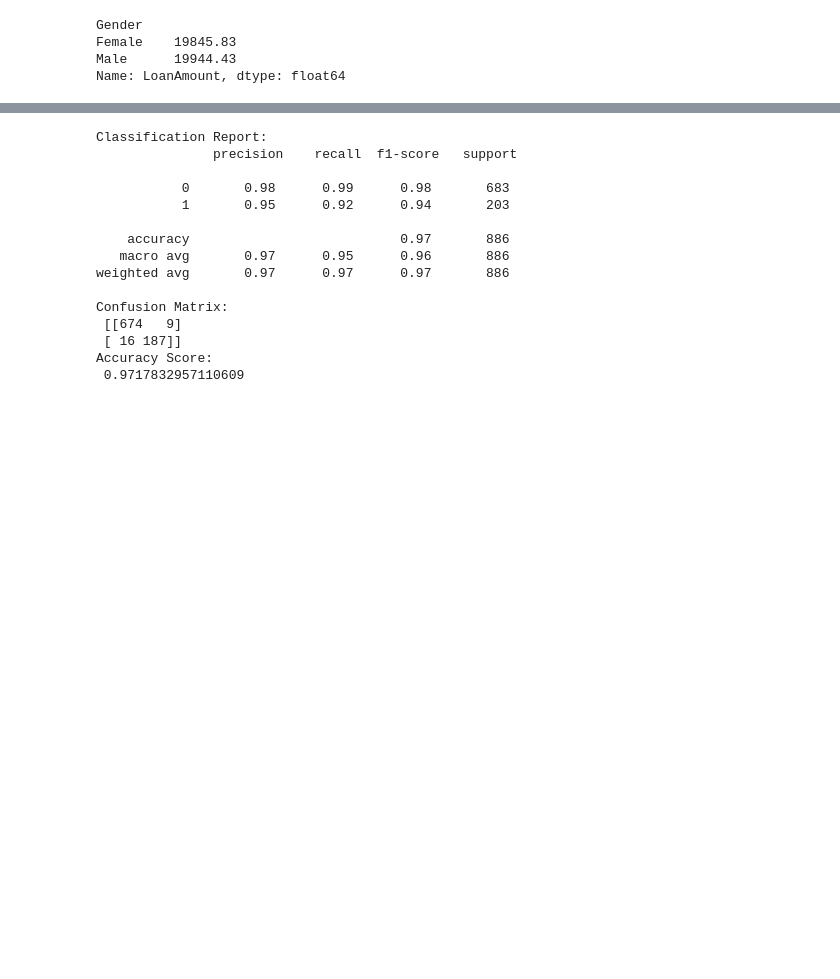
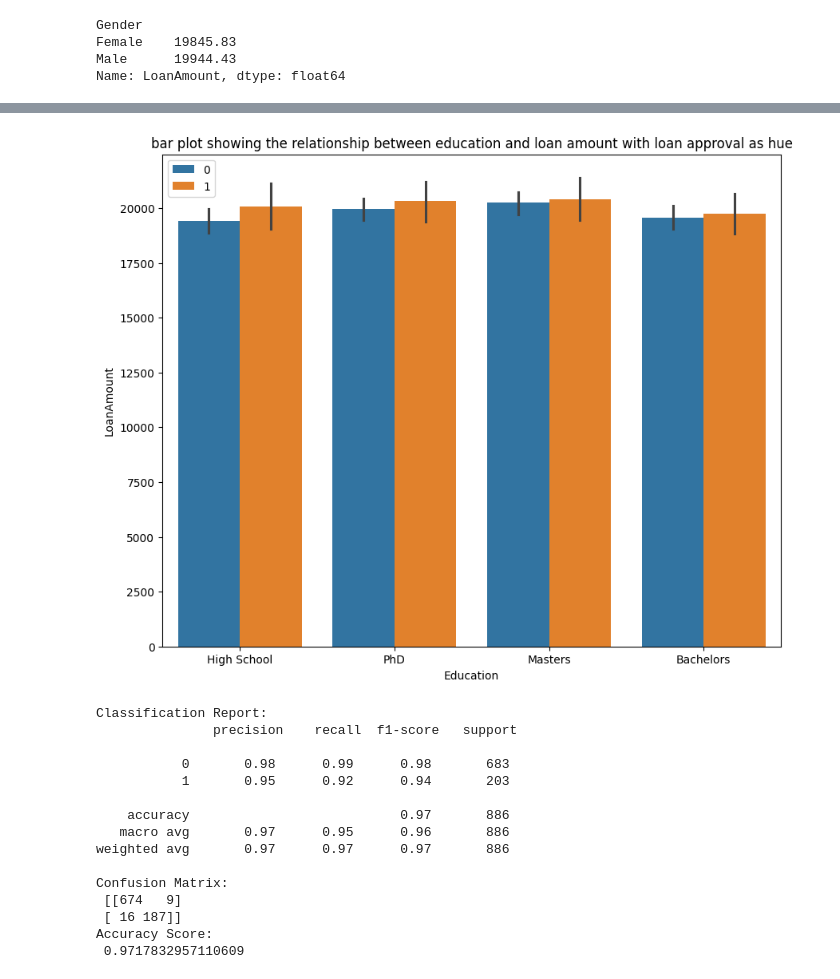
Before and after one commit to AustinMaithya/credit-risk-and-loan-default-analysis, a Jupyter notebook: project.ipynb, the cells around one changed output, grey strips where cells are left out. Drawn from its saved outputs; the diff is of its cells as text; code cells hidden in the pictures; blank space fills up the shorter version.

```diff
--- a/project.ipynb
+++ b/project.ipynb
@@ -204,3 +212,12 @@ TypeError: plot() got an unexpected keyword argument 'x'
+# %%
+# bar plot showing the relationship between education and loan amount with loan approval as hue
+plt.figure(figsize=(10, 8))
+sns.barplot(x = df["Education"], y = df["LoanAmount"], hue = df["LoanApproved"])
+plt.title("bar plot showing the relationship between education and loan amount with loan approval as hue")
+plt.legend()
+plt.show()
+# %% [output]
+[figure, added]
 # %%
 #Import libraries for model building and evaluation
 from sklearn.preprocessing import LabelEncoder
```
Also changed, not shown: parts of 3 cells of this notebook.
